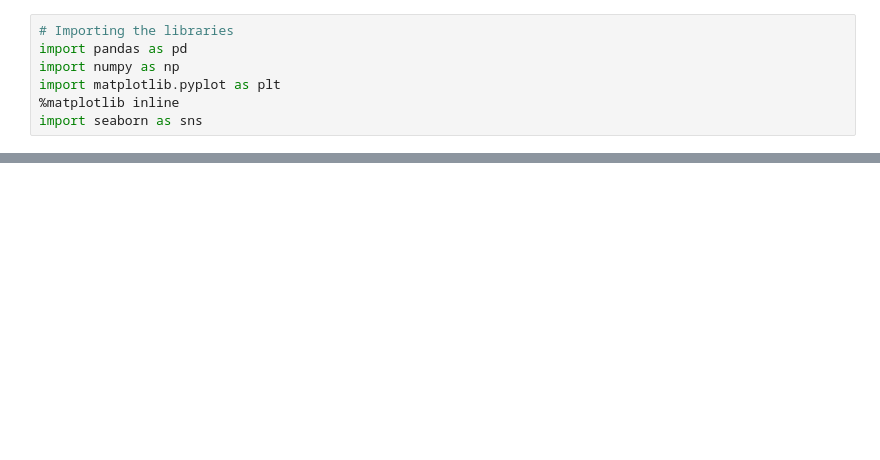
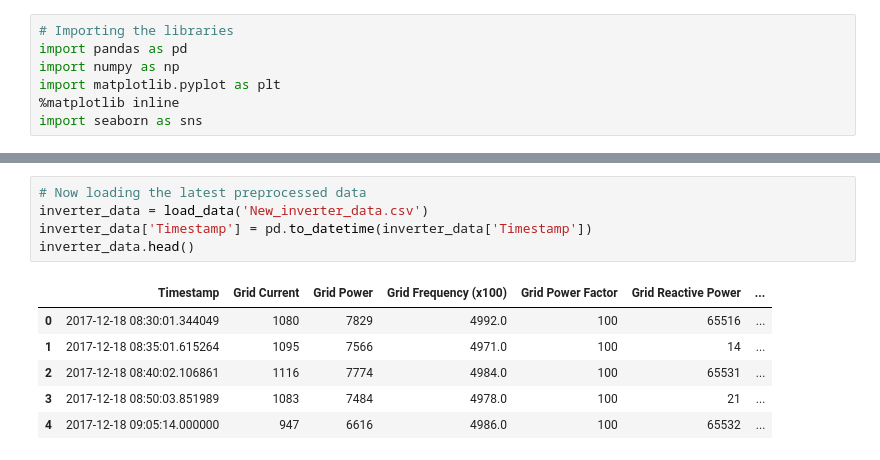
Before and after one commit to limosin/solarpv, a Jupyter notebook: Data_exploration.ipynb, the cells around one changed output, grey strips where cells are left out. Drawn from its saved outputs; the diff is of its cells as text; blank space fills up the shorter version.

```diff
--- a/Data_exploration.ipynb
+++ b/Data_exploration.ipynb
@@ -57,0 +63,12 @@ Inverter_data['Timestamp'] = pd.to_datetime(Inverter_data['Timestamp'])
+# %%
+# Now loading the latest preprocessed data
+inverter_data = load_data('New_inverter_data.csv')
+inverter_data['Timestamp'] = pd.to_datetime(inverter_data['Timestamp'])
+inverter_data.head()
+# %% [output]
+|  | Timestamp | Grid Current | Grid Power | Grid Frequency (x100) | Grid Power Factor | Grid Reactive Power | ... |
+| 0 | 2017-12-18 08:30:01.344049 | 1080 | 7829 | 4992.0 | 100 | 65516 | ... |
+| 1 | 2017-12-18 08:35:01.615264 | 1095 | 7566 | 4971.0 | 100 | 14 | ... |
+| 2 | 2017-12-18 08:40:02.106861 | 1116 | 7774 | 4984.0 | 100 | 65531 | ... |
+| 3 | 2017-12-18 08:50:03.851989 | 1083 | 7484 | 4978.0 | 100 | 21 | ... |
+| 4 | 2017-12-18 09:05:14.000000 | 947 | 6616 | 4986.0 | 100 | 65532 | ... |
```
Also changed, not shown: parts of 15 cells of this notebook.
